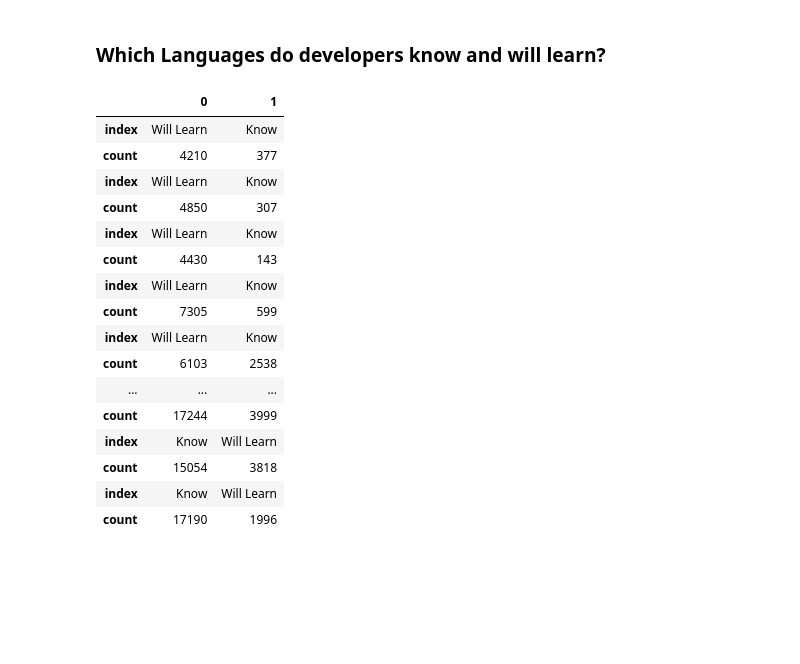
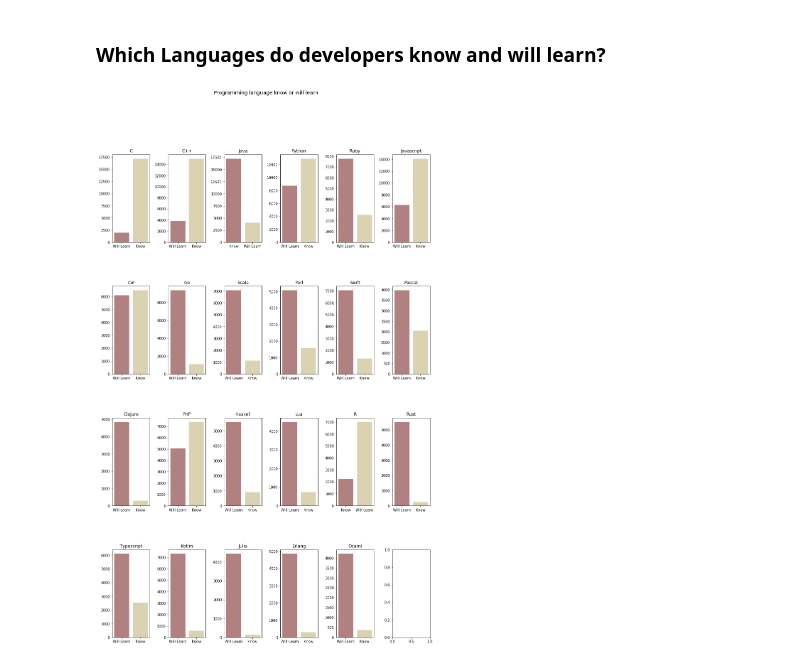
Before and after one commit to bipin2295/Developer-Survey, a Jupyter notebook: HackerrankAnalysis.ipynb, the cells around one changed output. Drawn from its saved outputs; the diff is of its cells as text; code cells hidden in the pictures; blank space fills up the shorter version.

```diff
--- a/HackerrankAnalysis.ipynb
+++ b/HackerrankAnalysis.ipynb
@@ -6,6 +6,9 @@ import seaborn as sns
 # %%
 survey = pd.read_csv('HackerRank-Developer-Survey-2018-Values.csv', low_memory=False)
 survey_num = pd.read_csv('HackerRank-Developer-Survey-2018-Numeric.csv', low_memory=False)
+survey_codebook =pd.read_csv('HackerRank-Developer-Survey-2018-Codebook.csv')
+# %%
+survey_codebook=survey_codebook.set_index('Data Field')
 # %%
 print(survey.head(5))
 print('-'*50)
@@ -558,37 +561,20 @@ plt.show()
 # %% [markdown]
 ### Which Languages do developers know and will learn?
-# %%
-cols= list(survey.columns[survey.columns.str.startswith('q25')])
-cols.remove('q25LangOther')
-
-lang=pd.DataFrame()
-label = []
-
-for i in cols:
-    agg =survey[i].value_counts().reset_index(name='count')
-    #agg = agg.pivot(columns='index',values='count')
-    agg = agg.transpose()
-    lang=pd.concat([agg,lang])
-
-#agg =  agg.pivot(index='index',values='count')
-lang
-#agg
-#cols
-# %% [output]
-|  | 0 | 1 |
-| index | Will Learn | Know |
-| count | 4210 | 377 |
-| index | Will Learn | Know |
-| count | 4850 | 307 |
-| index | Will Learn | Know |
-| count | 4430 | 143 |
-| index | Will Learn | Know |
-| count | 7305 | 599 |
-| index | Will Learn | Know |
-| count | 6103 | 2538 |
-| ... | ... | ... |
-| count | 17244 | 3999 |
-| index | Know | Will Learn |
-| count | 15054 | 3818 |
-| index | Know | Will Learn |
-| count | 17190 | 1996 |
+# %%
+cols= survey.columns[survey.columns.str.startswith('q25')]
+cols = cols.drop('q25LangOther')
+
+f,ax = plt.subplots(4,6,figsize=(16,25))
+axs=ax.ravel()
+
+for i,c in enumerate(cols):
+    sns.countplot(survey[c],ax=axs[i],palette='pink')
+    axs[i].set_ylabel('')
+    axs[i].set_xlabel('')
+    axs[i].set_title(survey_codebook.loc[c]['Survey Question'])
+
+plt.subplots_adjust(hspace=0.5,wspace=0.5)
+plt.suptitle('Programming language know or will learn',fontsize=14)
+plt.show()
+# %% [output]
+[figure, added]
```
Also changed, not shown: parts of 8 cells of this notebook.
